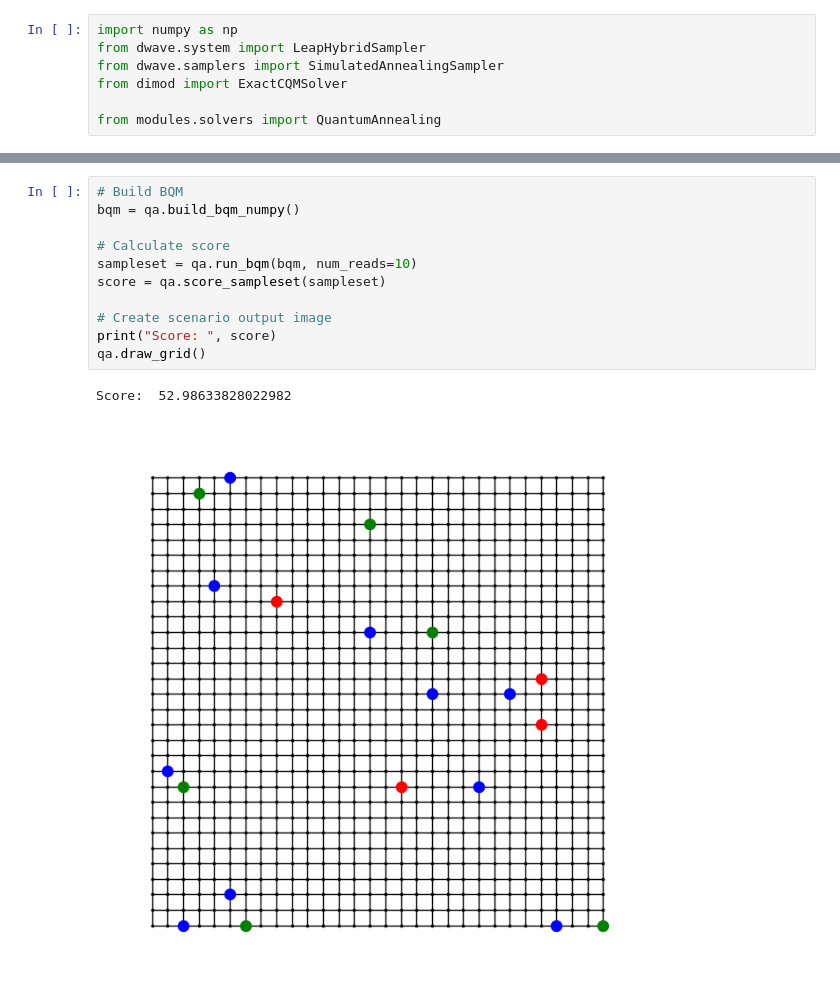
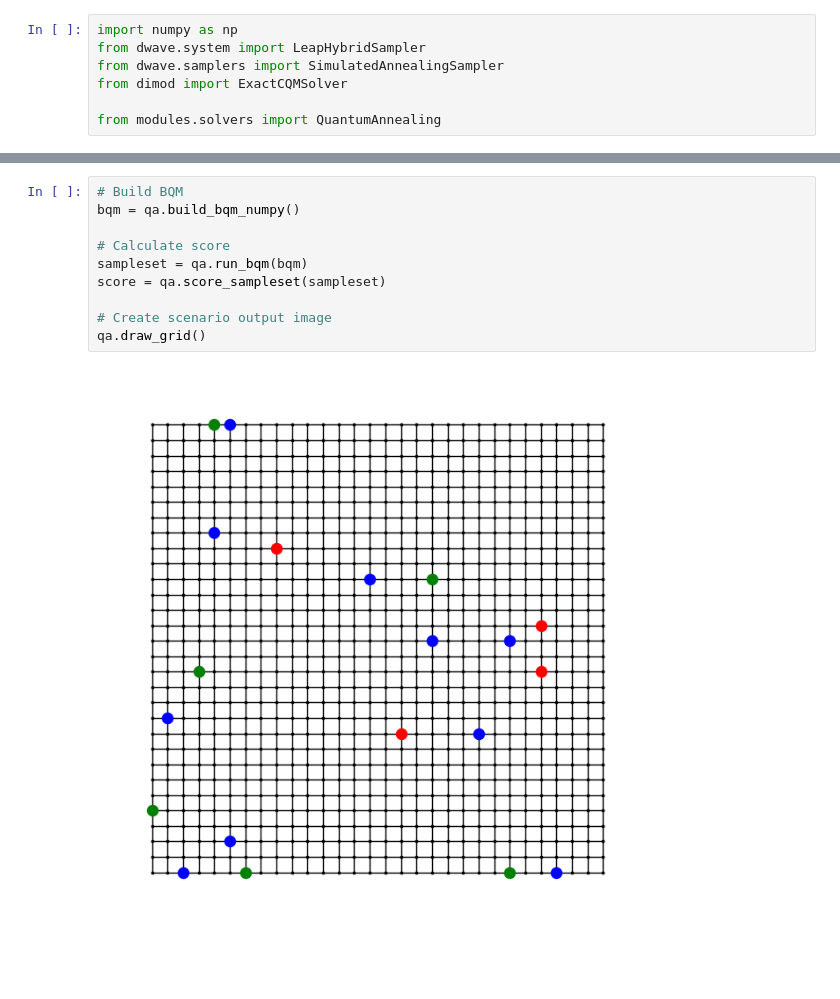
Before and after one commit to morf1102/ev-charger-dwave, a Jupyter notebook: annealing.ipynb, the cells around one changed output, grey strips where cells are left out. Cells and saved outputs as stored; diff of their text form; blank space fills up the shorter version.

Commit message:
updated readme images

```diff
--- a/annealing.ipynb
+++ b/annealing.ipynb
@@ -20,14 +20,12 @@ qa.draw_grid()#.savefig("readme_imgs/old_grid.png")
 # %%
 # Build BQM
 bqm = qa.build_bqm_numpy()
 
 # Calculate score
-sampleset = qa.run_bqm(bqm, num_reads=10)
+sampleset = qa.run_bqm(bqm)
 score = qa.score_sampleset(sampleset)
 
 # Create scenario output image
-print("Score: ", score)
 qa.draw_grid()
 # %% [output]
-Score:  52.98633828022982
-[figure, old version]
+[figure, new version]
```
Also changed, not shown: parts of 1 cell of this notebook, 3 other files.
